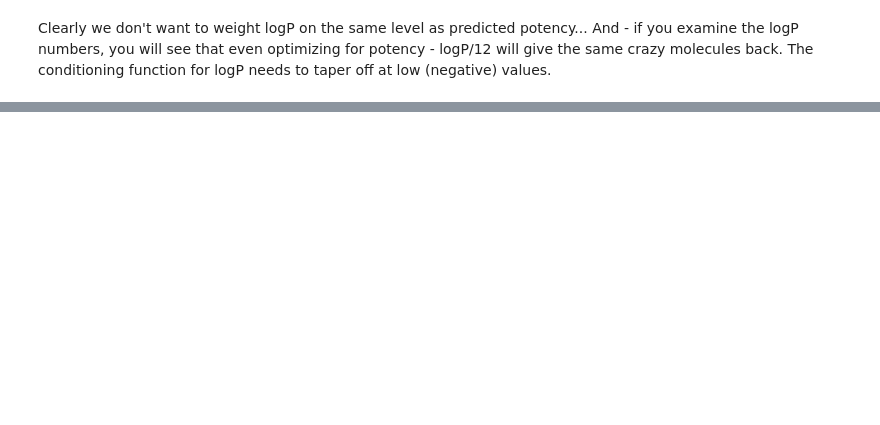
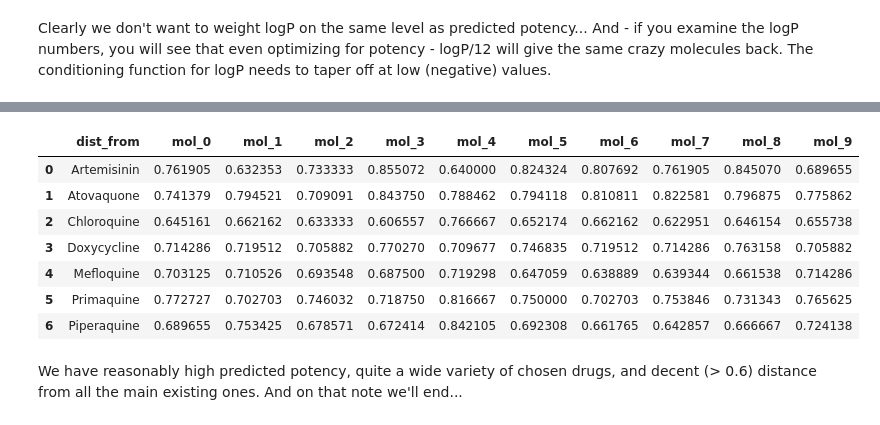
Before and after one commit to owatson/sherlock, a Jupyter notebook: notebooks/Malaria research PT1 - Tres Cantos Data.ipynb, the cells around one changed output, grey strips where cells are left out. Drawn from its saved outputs; the diff is of its cells as text; code cells hidden in the pictures; blank space fills up the shorter version.

```diff
--- a/notebooks/Malaria research PT1 - Tres Cantos Data.ipynb
+++ b/notebooks/Malaria research PT1 - Tres Cantos Data.ipynb
@@ -457,0 +531,13 @@ mp_utils.summarize('BEST_Q', 10)
+# %%
+dist_df(sms)
+# %% [output]
+|  | dist_from | mol_0 | mol_1 | mol_2 | mol_3 | mol_4 | mol_5 | mol_6 | mol_7 | mol_8 | mol_9 |
+| 0 | Artemisinin | 0.761905 | 0.632353 | 0.733333 | 0.855072 | 0.640000 | 0.824324 | 0.807692 | 0.761905 | 0.845070 | 0.689655 |
+| 1 | Atovaquone | 0.741379 | 0.794521 | 0.709091 | 0.843750 | 0.788462 | 0.794118 | 0.810811 | 0.822581 | 0.796875 | 0.775862 |
+| 2 | Chloroquine | 0.645161 | 0.662162 | 0.633333 | 0.606557 | 0.766667 | 0.652174 | 0.662162 | 0.622951 | 0.646154 | 0.655738 |
+| 3 | Doxycycline | 0.714286 | 0.719512 | 0.705882 | 0.770270 | 0.709677 | 0.746835 | 0.719512 | 0.714286 | 0.763158 | 0.705882 |
+| 4 | Mefloquine | 0.703125 | 0.710526 | 0.693548 | 0.687500 | 0.719298 | 0.647059 | 0.638889 | 0.639344 | 0.661538 | 0.714286 |
+| 5 | Primaquine | 0.772727 | 0.702703 | 0.746032 | 0.718750 | 0.816667 | 0.750000 | 0.702703 | 0.753846 | 0.731343 | 0.765625 |
+| 6 | Piperaquine | 0.689655 | 0.753425 | 0.678571 | 0.672414 | 0.842105 | 0.692308 | 0.661765 | 0.642857 | 0.666667 | 0.724138 |
+# %% [markdown]
+We have reasonably high predicted potency, quite a wide variety of chosen drugs, and decent (> 0.6) distance from all the main existing ones.  And on that note we'll end...
```
Also changed, not shown: parts of 30 cells of this notebook.
